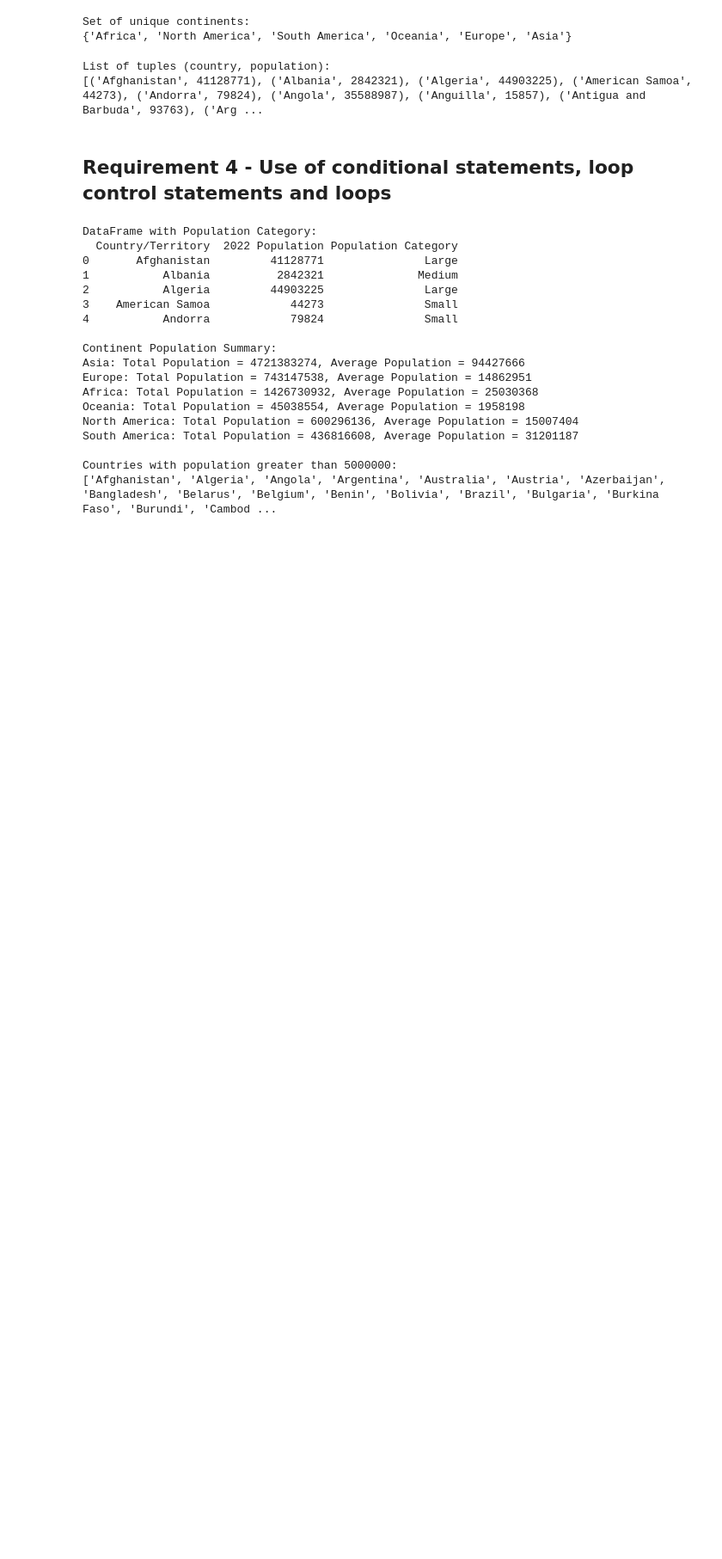
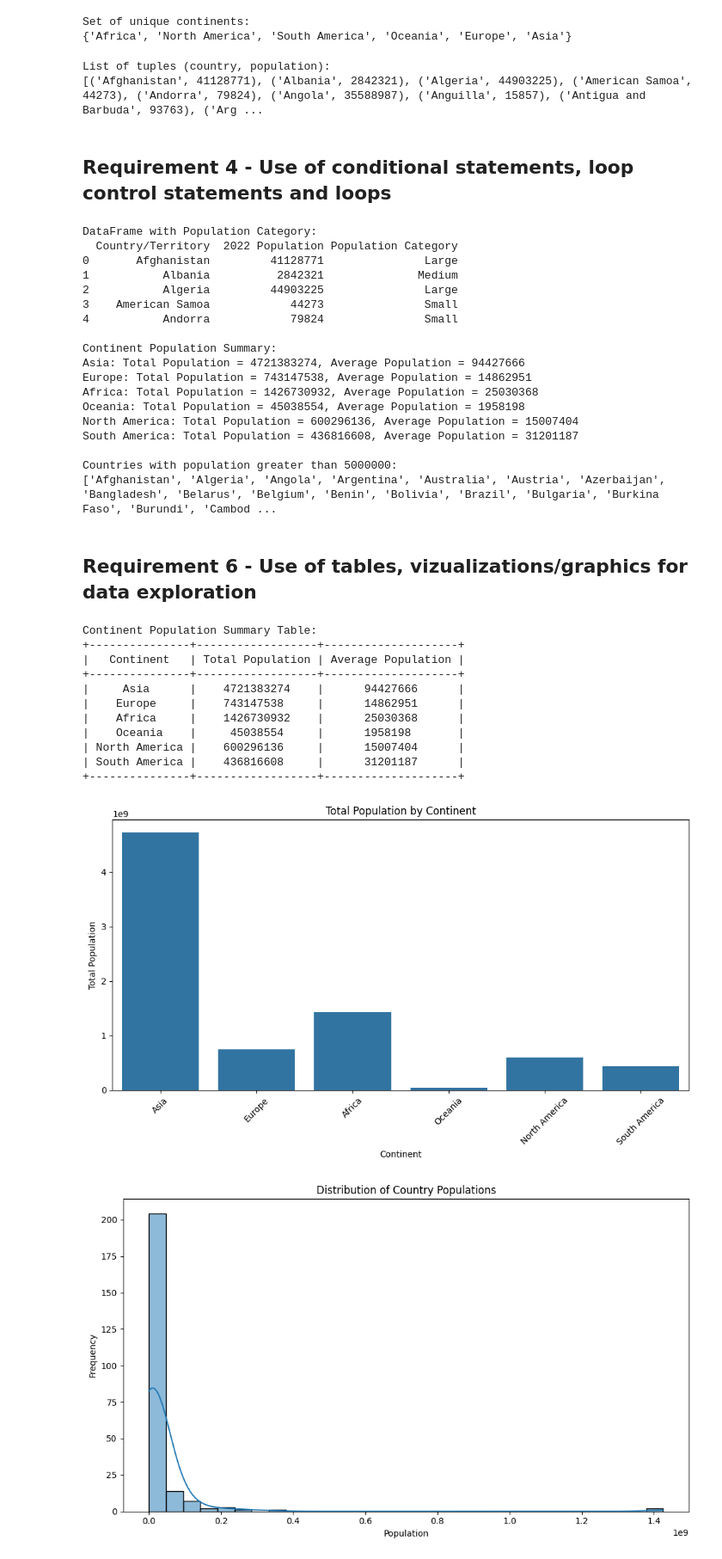
Before and after one commit to Ravinsen/projectwork_SP_FS2024_group05, a Jupyter notebook: project.ipynb, the cells around one changed output. Shown at 86% size. Cells and saved outputs as stored; diff of their text form; code cells hidden in the pictures; blank space fills up the shorter version.

Commit message:
Requirement 1-7

```diff
--- a/project.ipynb
+++ b/project.ipynb
@@ -229,3 +230,61 @@ South America: Total Population = 436816608, Average Population = 31201187
 
 Countries with population greater than 5000000:
 ['Afghanistan', 'Algeria', 'Angola', 'Argentina', 'Australia', 'Austria', 'Azerbaijan', 'Bangladesh', 'Belarus', 'Belgium', 'Benin', 'Bolivia', 'Brazil', 'Bulgaria', 'Burkina Faso', 'Burundi', 'Cambod ...
+# %% [markdown]
+## Requirement 6 - Use of tables, vizualizations/graphics for data exploration
+# %%
+# Step 1: Initialize the PopulationData class with the DataFrame
+population_data = PopulationData(df)
+
+# Step 2: Add population category
+population_data.add_population_category()
+
+# Step 3: Calculate continent population summary
+population_data.calculate_continent_summary()
+continent_summary = population_data.get_continent_summary()
+
+# Step 4: Display continent summary as a table
+table = [[continent, summary['Total Population'], summary['Average Population']] for continent, summary in continent_summary.items()]
+print("\nContinent Population Summary Table:")
+print(tabulate(table, headers=['Continent', 'Total Population', 'Average Population'], tablefmt='pretty'))
+
+# Step 5: Bar plot of total population by continent
+continent_df = pd.DataFrame(continent_summary).T.reset_index().rename(columns={'index': 'Continent'})
+plt.figure(figsize=(10, 6))
+sns.barplot(data=continent_df, x='Continent', y='Total Population')
+plt.title('Total Population by Continent')
+plt.xlabel('Continent')
+plt.ylabel('Total Population')
+plt.xticks(rotation=45)
+plt.tight_layout()
+plt.show()
+
+# Step 6: Histogram of country populations
+plt.figure(figsize=(10, 6))
+sns.histplot(df['2022 Population'], bins=30, kde=True)
+plt.title('Distribution of Country Populations')
+plt.xlabel('Population')
+plt.ylabel('Frequency')
+plt.tight_layout()
+plt.show()
+
+# Step 7: Pie chart of population categories
+category_counts = df['Population Category'].value_counts()
+plt.figure(figsize=(8, 8))
+plt.pie(category_counts, labels=category_counts.index, autopct='%1.1f%%', startangle=140, colors=sns.color_palette("pastel"))
+plt.title('Proportion of Countries by Population Category')
+plt.show()
+# %% [output]
+Continent Population Summary Table:
++---------------+------------------+--------------------+
+|   Continent   | Total Population | Average Population |
++---------------+------------------+--------------------+
+|     Asia      |    4721383274    |      94427666      |
+|    Europe     |    743147538     |      14862951      |
+|    Africa     |    1426730932    |      25030368      |
+|    Oceania    |     45038554     |      1958198       |
+| North America |    600296136     |      15007404      |
+| South America |    436816608     |      31201187      |
++---------------+------------------+--------------------+
+[figure, added]
+[figure, added]
```
Also changed, not shown: parts of 4 cells of this notebook.
